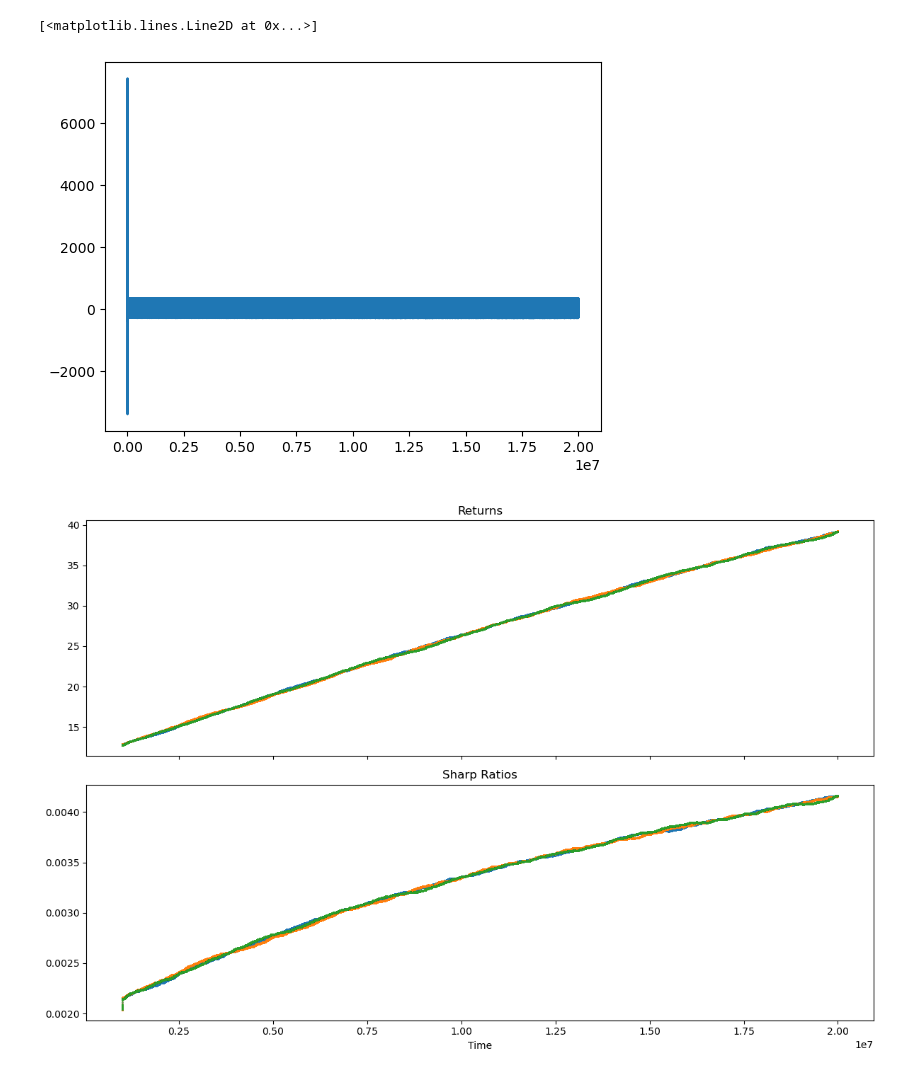
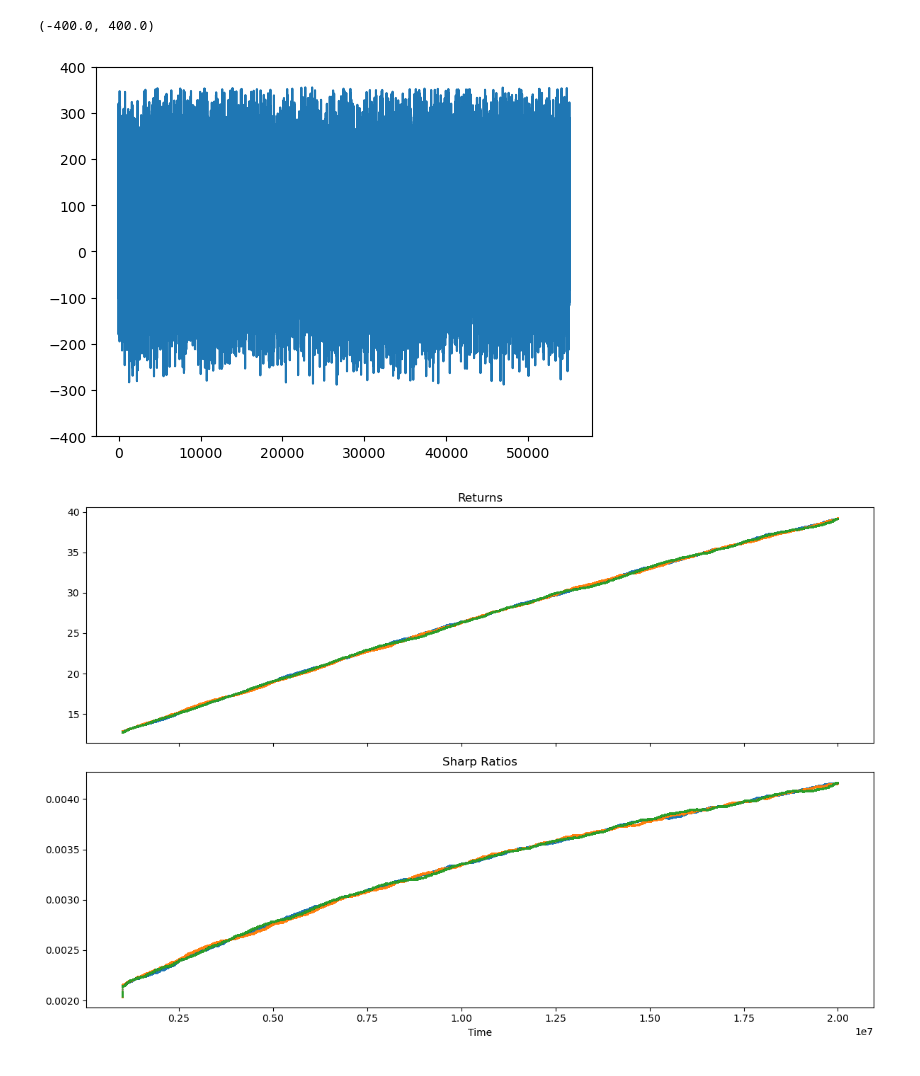
Before and after one commit to moyuanchen/collusion, a Jupyter notebook: analysis.ipynb, the cells around one changed output. Saved outputs shown, nothing was run; the diff lists cells and outputs as text; code cells hidden in the pictures.

```diff
--- a/analysis.ipynb
+++ b/analysis.ipynb
@@ -28,10 +28,11 @@ data
 # %%
 profit = data['profit']
 # %%
-plt.plot(profit[2])
+plt.plot(profit[2][-55000:])
+plt.ylim(-400, 400)
 # %% [output]
-[<matplotlib.lines.Line2D at 0x...>]
+(-400.0, 400.0)
-[figure, old version]
+[figure, new version]
 # %%
 fig, axes = plt.subplots(2, 1, figsize=(12, 8), sharex=True)
 window_size = 1000000
```
Also changed, not shown: 2 other files.
